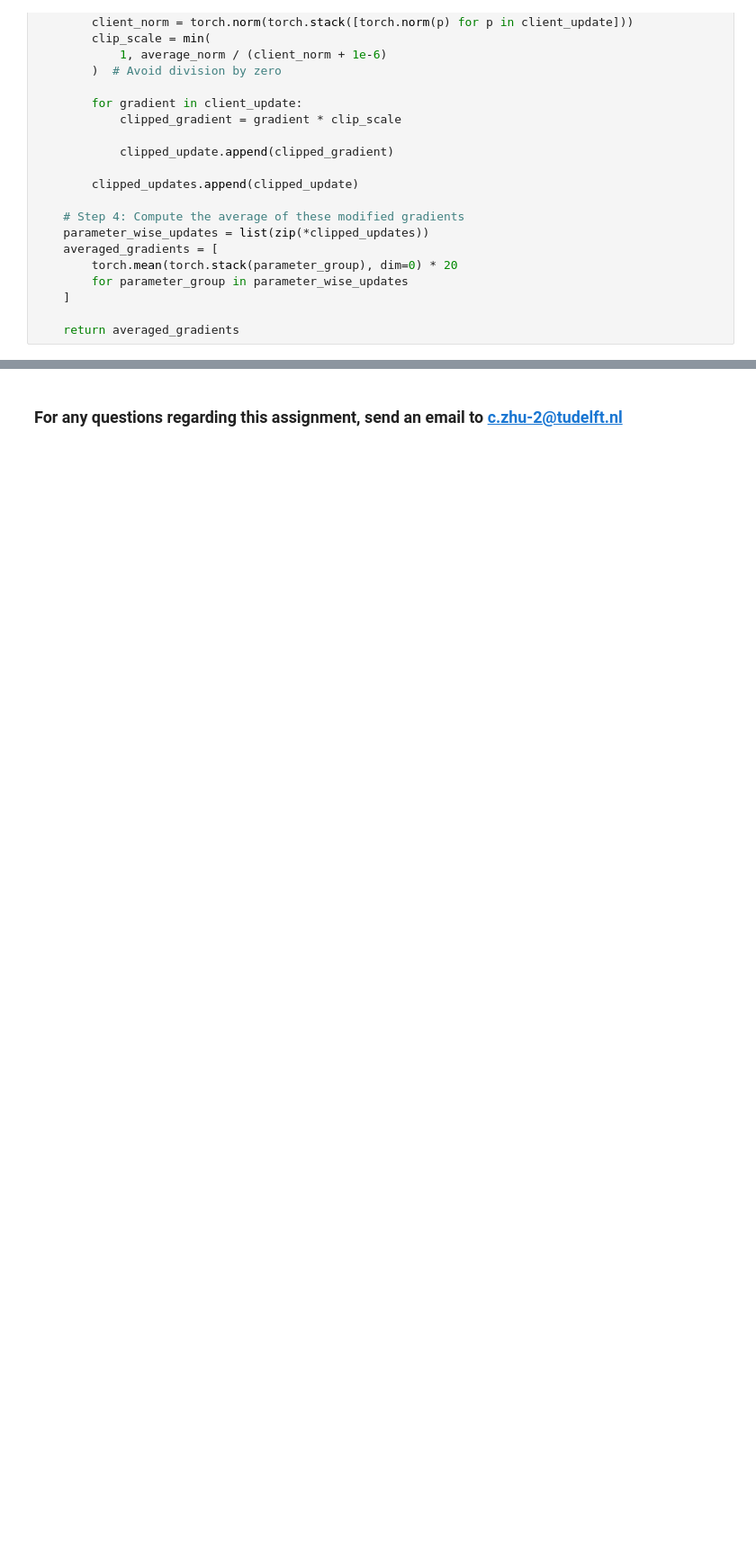
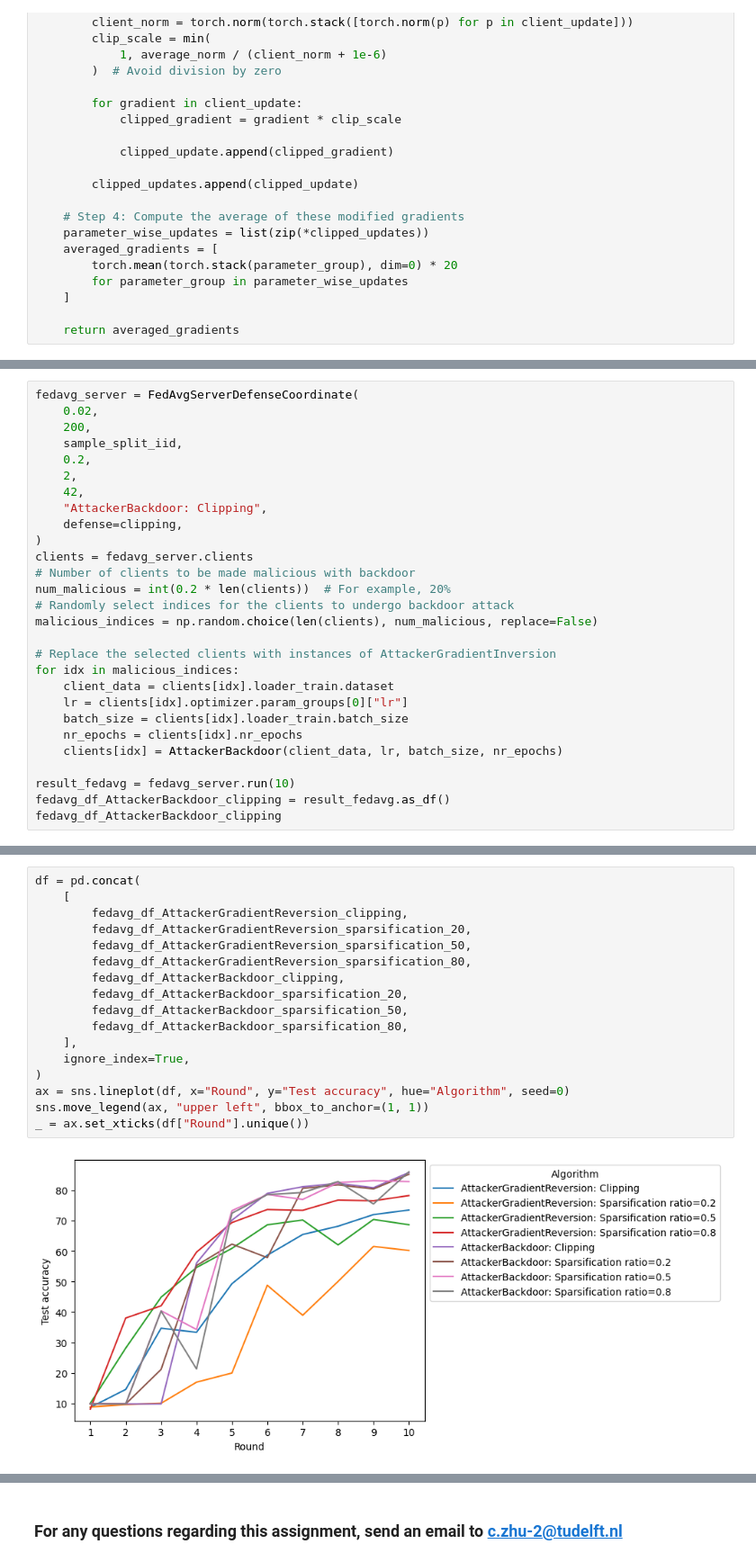
Before and after one commit to soizhiwen/ddls-lab, a Jupyter notebook: lab/hw-attacks.ipynb, the cells around one changed output, grey strips where cells are left out. Shown at 90% size. Saved outputs shown, nothing was run; the diff lists cells and outputs as text; blank space fills up the shorter version.

Commit message:
Update attacks hw

```diff
--- a/lab/hw-attacks.ipynb
+++ b/lab/hw-attacks.ipynb
@@ -1431,0 +1768,28 @@ def clipping(all_updates, clip_norm_ratio=1.0, noise_std_dev=0.01):
+# %%
+fedavg_server = FedAvgServerDefenseCoordinate(
+    0.02,
+    200,
+    sample_split_iid,
+    0.2,
+    2,
+    42,
+    "AttackerBackdoor: Clipping",
+    defense=clipping,
+)
+clients = fedavg_server.clients
+# Number of clients to be made malicious with backdoor
+num_malicious = int(0.2 * len(clients))  # For example, 20%
+# Randomly select indices for the clients to undergo backdoor attack
+malicious_indices = np.random.choice(len(clients), num_malicious, replace=False)
+
+# Replace the selected clients with instances of AttackerGradientInversion
+for idx in malicious_indices:
+    client_data = clients[idx].loader_train.dataset
+    lr = clients[idx].optimizer.param_groups[0]["lr"]
+    batch_size = clients[idx].loader_train.batch_size
+    nr_epochs = clients[idx].nr_epochs
+    clients[idx] = AttackerBackdoor(client_data, lr, batch_size, nr_epochs)
+
+result_fedavg = fedavg_server.run(10)
+fedavg_df_AttackerBackdoor_clipping = result_fedavg.as_df()
+fedavg_df_AttackerBackdoor_clipping
@@ -1431,0 +1933,19 @@ def clipping(all_updates, clip_norm_ratio=1.0, noise_std_dev=0.01):
+# %%
+df = pd.concat(
+    [
+        fedavg_df_AttackerGradientReversion_clipping,
+        fedavg_df_AttackerGradientReversion_sparsification_20,
+        fedavg_df_AttackerGradientReversion_sparsification_50,
+        fedavg_df_AttackerGradientReversion_sparsification_80,
+        fedavg_df_AttackerBackdoor_clipping,
+        fedavg_df_AttackerBackdoor_sparsification_20,
+        fedavg_df_AttackerBackdoor_sparsification_50,
+        fedavg_df_AttackerBackdoor_sparsification_80,
+    ],
+    ignore_index=True,
+)
+ax = sns.lineplot(df, x="Round", y="Test accuracy", hue="Algorithm", seed=0)
+sns.move_legend(ax, "upper left", bbox_to_anchor=(1, 1))
+_ = ax.set_xticks(df["Round"].unique())
+# %% [output]
+[figure, added]
```
Also changed, not shown: parts of 16 cells of this notebook.
